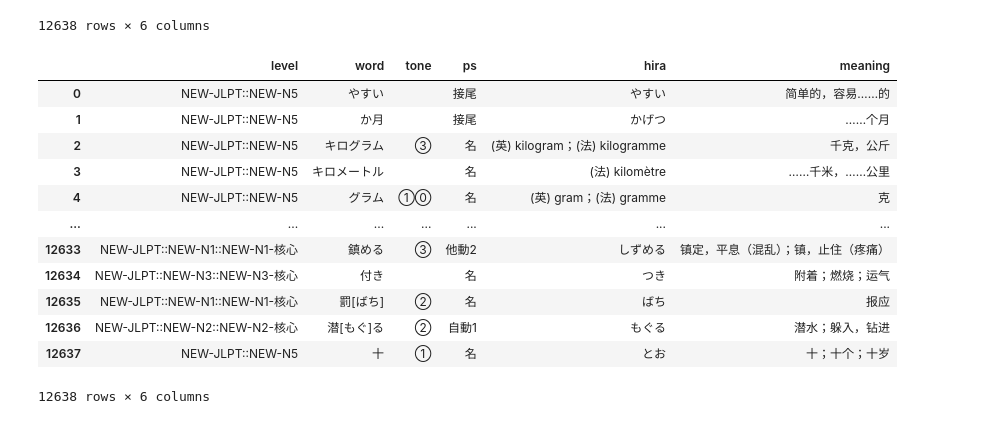
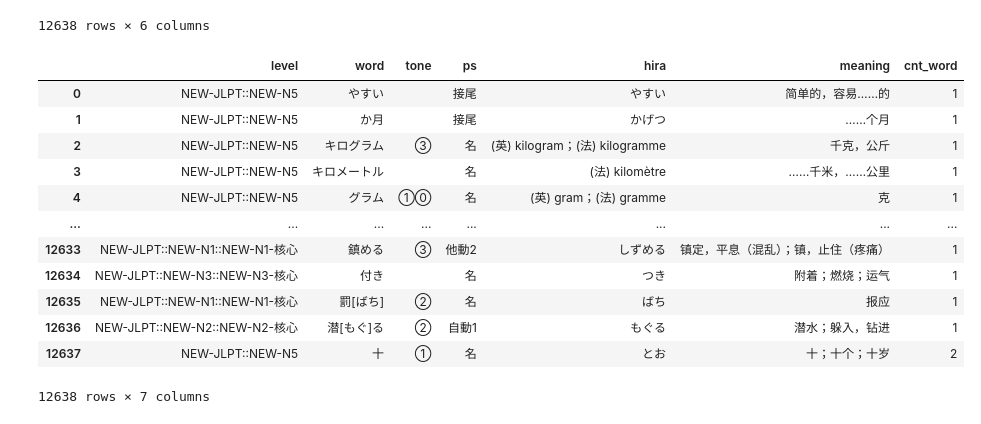
Before and after one commit to hopensic/python-notebooks, a Jupyter notebook: ja_ps.ipynb, the cells around one changed output. Cells and saved outputs as stored; diff of their text form; code cells hidden in the pictures.

```diff
--- a/ja_ps.ipynb
+++ b/ja_ps.ipynb
@@ -80,29 +81,33 @@ df_jlpt_12000
 # %%
 # 去除多余的~
 def clean_title(val):
     if pd.isna(val) or val == "":
         return val
     return re.sub(r"^~|^〜|^～|^—|~$|～$|〜$", "", str(val))
 
 
+df_jlpt_12000["cnt_word"] = df_jlpt_12000.groupby(["word"]).transform("size")
+
+
+
 # 将其~开头或结尾的值删除
 df_jlpt_12000["word"] = df_jlpt_12000["word"].astype(str).apply(clean_title)
 df_jlpt_12000["hira"] = df_jlpt_12000["hira"].astype(str).apply(clean_title)
 df_jlpt_12000
 # %% [output]
-|  | level | word | tone | ps | hira | meaning |
-| 0 | NEW-JLPT::NEW-N5 | やすい |  | 接尾 | やすい | 简单的，容易……的 |
-| 1 | NEW-JLPT::NEW-N5 | か月 |  | 接尾 | かげつ | ……个月 |
-| 2 | NEW-JLPT::NEW-N5 | キログラム | ③ | 名 | (英) kilogram；(法) kilogramme | 千克，公斤 |
-| 3 | NEW-JLPT::NEW-N5 | キロメートル |  | 名 | (法) kilomètre | ……千米，……公里 |
-| 4 | NEW-JLPT::NEW-N5 | グラム | ①⓪ | 名 | (英) gram；(法) gramme | 克 |
-| ... | ... | ... | ... | ... | ... | ... |
-| 12633 | NEW-JLPT::NEW-N1::NEW-N1-核心 | 鎮める | ③ | 他動2 | しずめる | 镇定，平息（混乱）；镇，止住（疼痛） |
-| 12634 | NEW-JLPT::NEW-N3::NEW-N3-核心 | 付き |  | 名 | つき | 附着；燃烧；运气 |
-| 12635 | NEW-JLPT::NEW-N1::NEW-N1-核心 | 罰[ばち] | ② | 名 | ばち | 报应 |
-| 12636 | NEW-JLPT::NEW-N2::NEW-N2-核心 | 潜[もぐ]る | ② | 自動1 | もぐる | 潜水；躲入，钻进 |
-| 12637 | NEW-JLPT::NEW-N5 | 十 | ① | 名 | とお | 十；十个；十岁 |
+|  | level | word | tone | ps | hira | meaning | cnt_word |
+| 0 | NEW-JLPT::NEW-N5 | やすい |  | 接尾 | やすい | 简单的，容易……的 | 1 |
+| 1 | NEW-JLPT::NEW-N5 | か月 |  | 接尾 | かげつ | ……个月 | 1 |
+| 2 | NEW-JLPT::NEW-N5 | キログラム | ③ | 名 | (英) kilogram；(法) kilogramme | 千克，公斤 | 1 |
+| 3 | NEW-JLPT::NEW-N5 | キロメートル |  | 名 | (法) kilomètre | ……千米，……公里 | 1 |
+| 4 | NEW-JLPT::NEW-N5 | グラム | ①⓪ | 名 | (英) gram；(法) gramme | 克 | 1 |
+| ... | ... | ... | ... | ... | ... | ... | ... |
+| 12633 | NEW-JLPT::NEW-N1::NEW-N1-核心 | 鎮める | ③ | 他動2 | しずめる | 镇定，平息（混乱）；镇，止住（疼痛） | 1 |
+| 12634 | NEW-JLPT::NEW-N3::NEW-N3-核心 | 付き |  | 名 | つき | 附着；燃烧；运气 | 1 |
+| 12635 | NEW-JLPT::NEW-N1::NEW-N1-核心 | 罰[ばち] | ② | 名 | ばち | 报应 | 1 |
+| 12636 | NEW-JLPT::NEW-N2::NEW-N2-核心 | 潜[もぐ]る | ② | 自動1 | もぐる | 潜水；躲入，钻进 | 1 |
+| 12637 | NEW-JLPT::NEW-N5 | 十 | ① | 名 | とお | 十；十个；十岁 | 2 |
-12638 rows × 6 columns
+12638 rows × 7 columns
 # %%
 # 拆分 ・
 split_df = df_jlpt_12000["ps"].str.split("・", n=3, expand=True)
```
Also changed, not shown: parts of 7 cells of this notebook, 2 other files.
